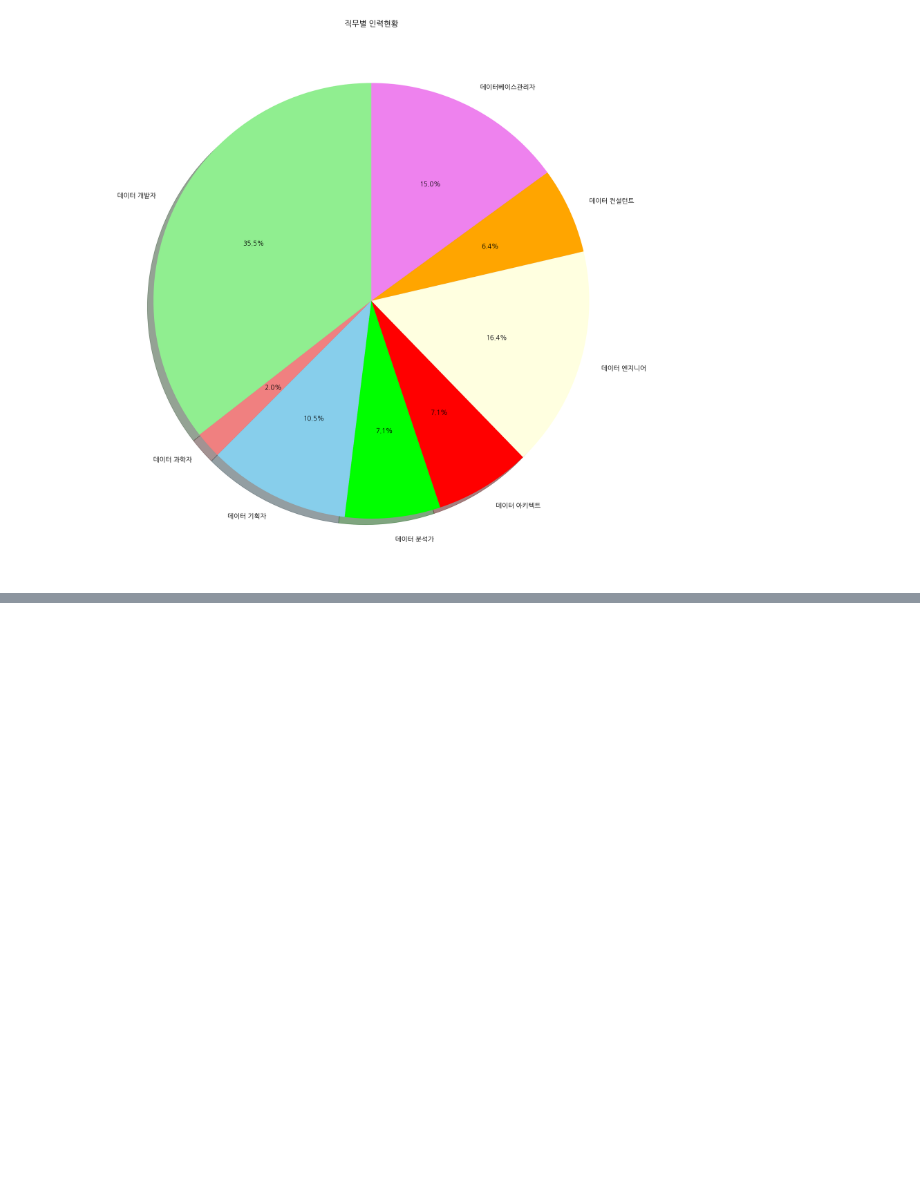
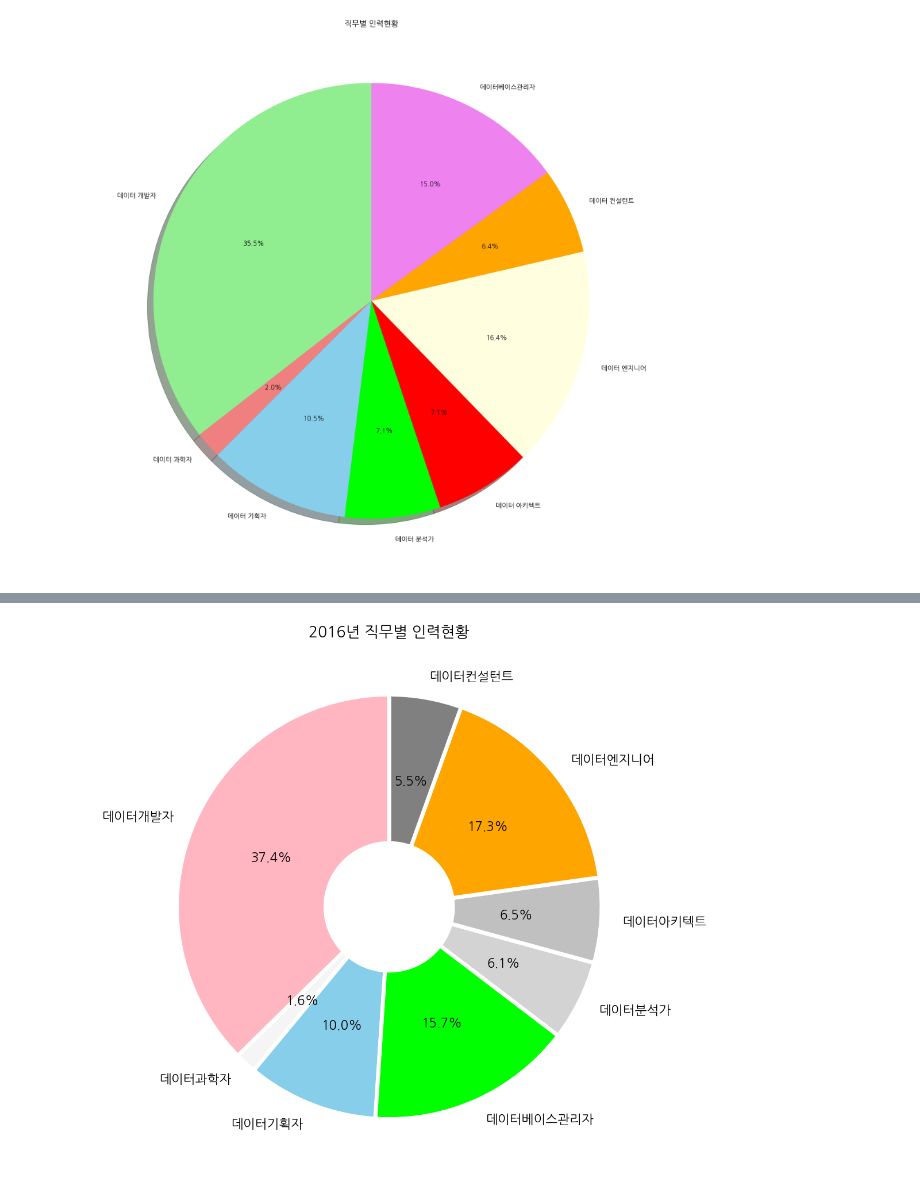
Before and after one commit to Minsoo0405/Visualize_Industrial_Trends, a Jupyter notebook: minsoo/code/labeling_visualization(manpower status).ipynb, the cells around one changed output, grey strips where cells are left out. Saved outputs shown, nothing was run; the diff lists cells and outputs as text; code cells hidden in the pictures; blank space fills up the shorter version.

Commit message:
update labeling_visualization file

```diff
--- a/minsoo/code/labeling_visualization(manpower status).ipynb
+++ b/minsoo/code/labeling_visualization(manpower status).ipynb
@@ -176,0 +194,14 @@ plt.show()
+# %%
+manpower_2016 = pd.pivot_table(data=df_fin, index=['직무'])['2016']
+
+colors = ['lightpink', 'whitesmoke', 'skyblue', 'lime', 'lightgray', 'silver', 'orange', 'gray']
+wedgeprops={'width': 0.7, 'edgecolor': 'w', 'linewidth': 5}
+
+fig = plt.figure(figsize=(12,12))
+plt.title('2016년 직무별 인력현황')
+plt.pie(manpower_2016, labels=manpower_2016.index, colors=colors,
+        autopct='%1.1f%%', startangle=90, wedgeprops=wedgeprops)
+
+plt.show()
+# %% [output]
+[figure, added]
```
Also changed, not shown: parts of 14 cells of this notebook.
